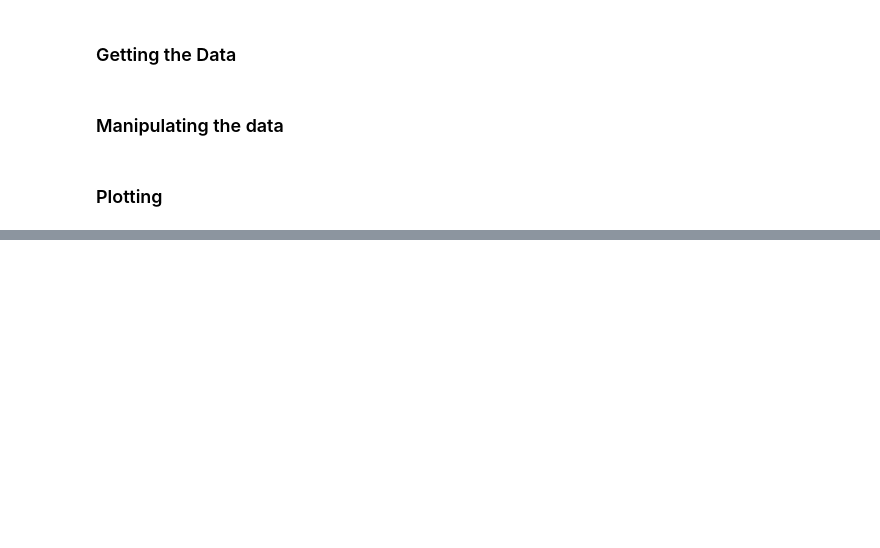
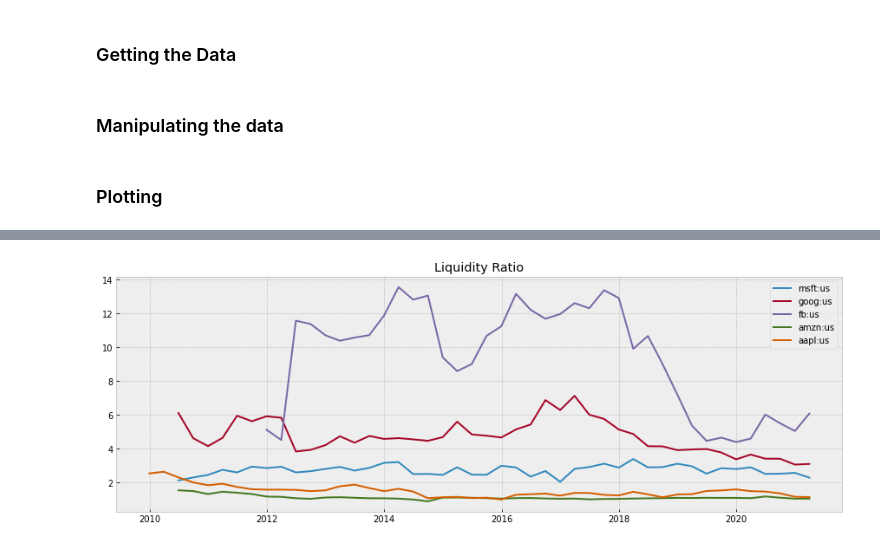
Before and after one commit to tradingeconomics/notebooks, a Jupyter notebook: Stocks/historicalFinancials.ipynb, the cells around one changed output, grey strips where cells are left out. Saved outputs shown, nothing was run; the diff lists cells and outputs as text; code cells hidden in the pictures; blank space fills up the shorter version.

```diff
--- a/Stocks/historicalFinancials.ipynb
+++ b/Stocks/historicalFinancials.ipynb
@@ -92,0 +144,4 @@ ax3.legend()
+# %%
+getLiquidityRatio(['msft:us', 'goog:us', 'fb:us', 'amzn:us', 'aapl:us'])
+# %% [output]
+[figure, added]
```
Also changed, not shown: parts of 6 cells of this notebook.
